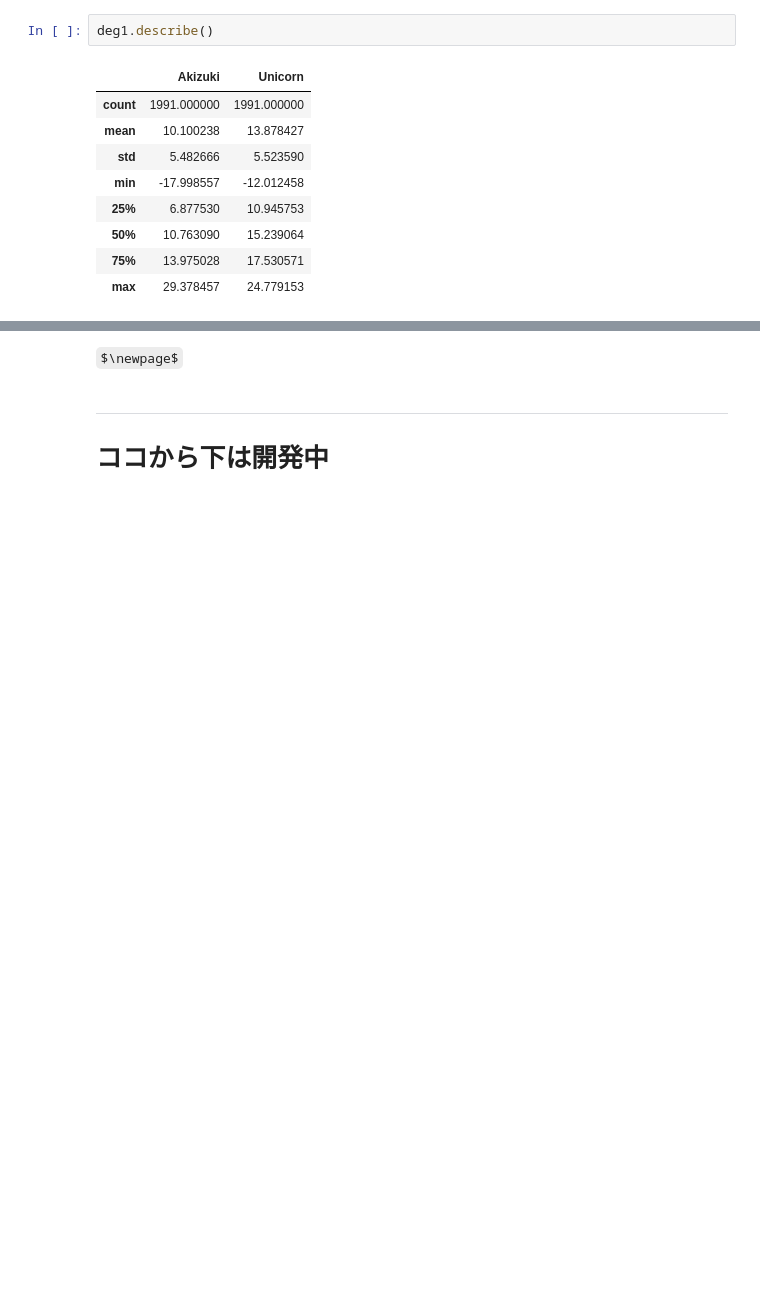
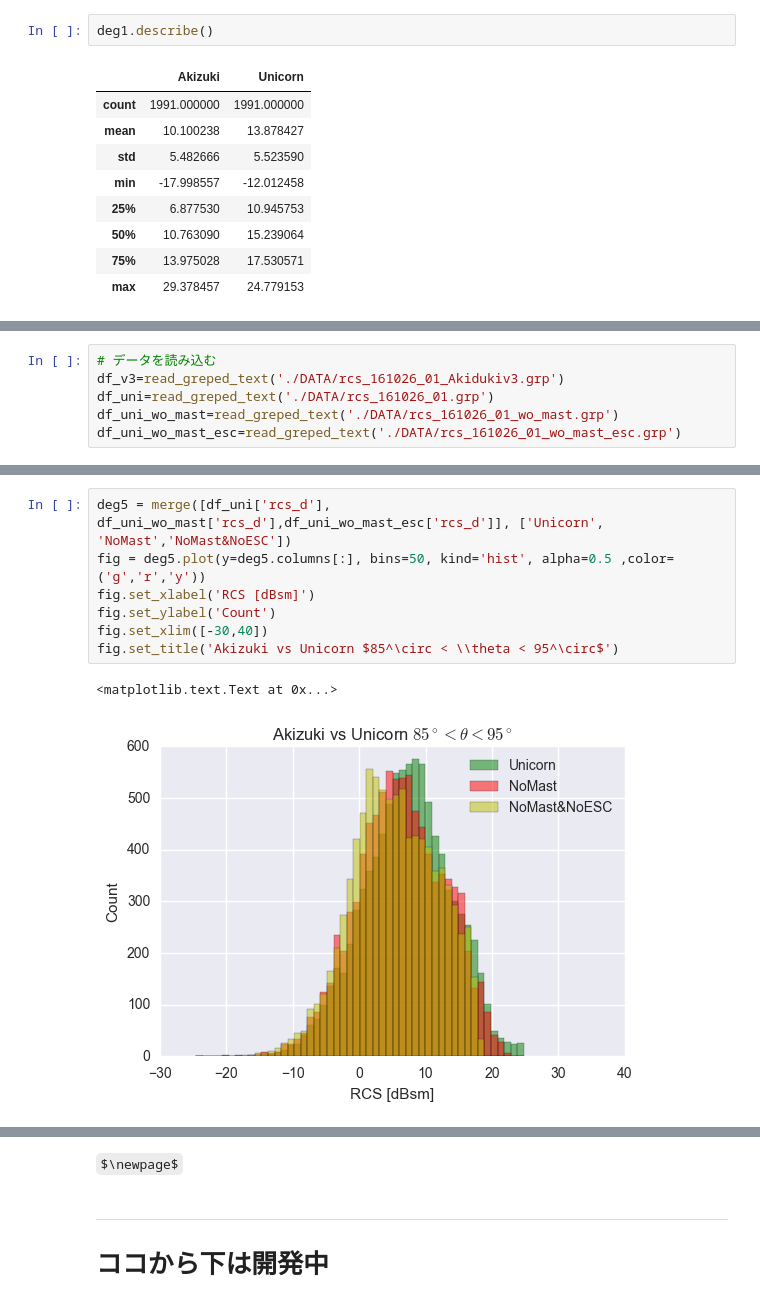
Before and after one commit to u1and0/PlotFEKO, a Jupyter notebook: plot_histgram.ipynb, the cells around one changed output, grey strips where cells are left out. Saved outputs shown, nothing was run; the diff lists cells and outputs as text; some formulas as TeX source; blank space fills up the shorter version.

```diff
--- a/plot_histgram.ipynb
+++ b/plot_histgram.ipynb
@@ -983,0 +993,6 @@ deg1.describe()
+# %%
+# データを読み込む
+df_v3=read_greped_text('./DATA/rcs_161026_01_Akidukiv3.grp')
+df_uni=read_greped_text('./DATA/rcs_161026_01.grp')
+df_uni_wo_mast=read_greped_text('./DATA/rcs_161026_01_wo_mast.grp')
+df_uni_wo_mast_esc=read_greped_text('./DATA/rcs_161026_01_wo_mast_esc.grp')
@@ -983,0 +1014,10 @@ deg1.describe()
+# %%
+deg5 = merge([df_uni['rcs_d'], df_uni_wo_mast['rcs_d'],df_uni_wo_mast_esc['rcs_d']], ['Unicorn', 'NoMast','NoMast&NoESC'])
+fig = deg5.plot(y=deg5.columns[:], bins=50, kind='hist', alpha=0.5 ,color=('g','r','y'))
+fig.set_xlabel('RCS [dBsm]')
+fig.set_ylabel('Count')
+fig.set_xlim([-30,40])
+fig.set_title('Akizuki vs Unicorn $85^\circ < \\theta < 95^\circ$')
+# %% [output]
+<matplotlib.text.Text at 0x...>
+[figure, added]
```
Also changed, not shown: parts of 12 cells of this notebook.
